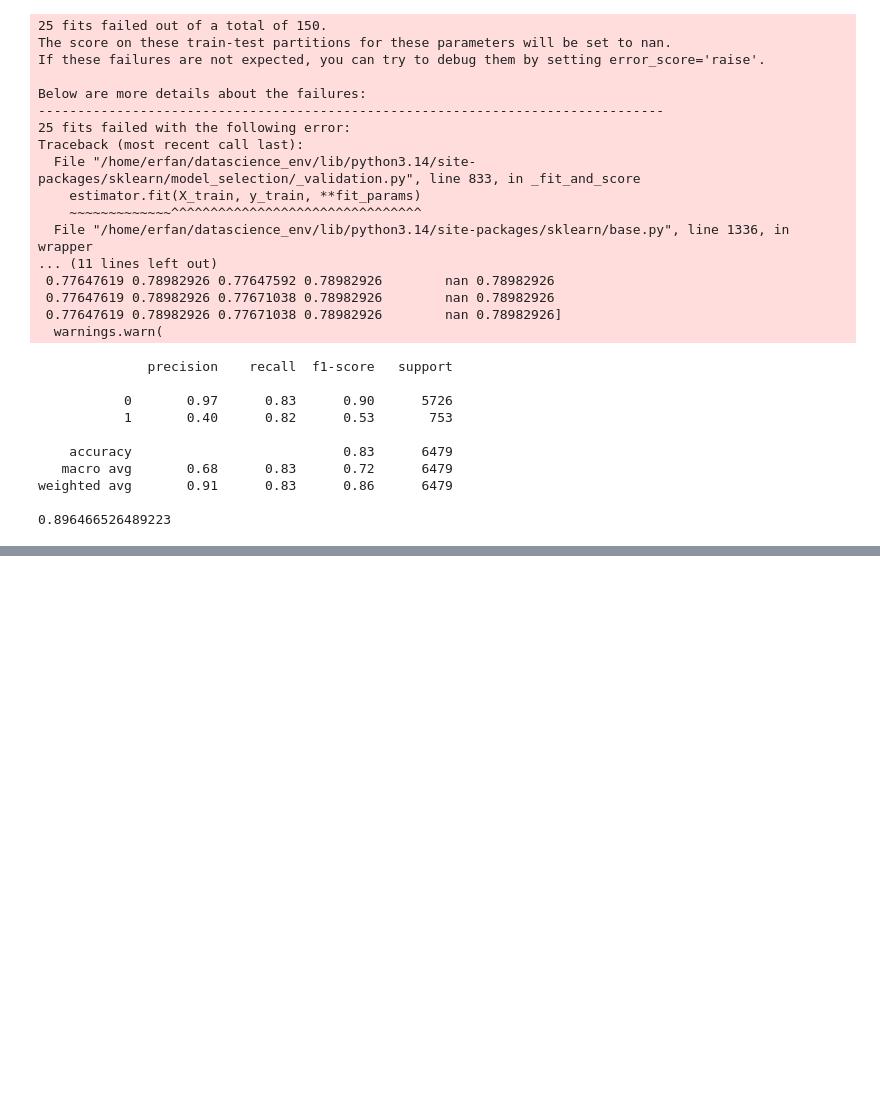
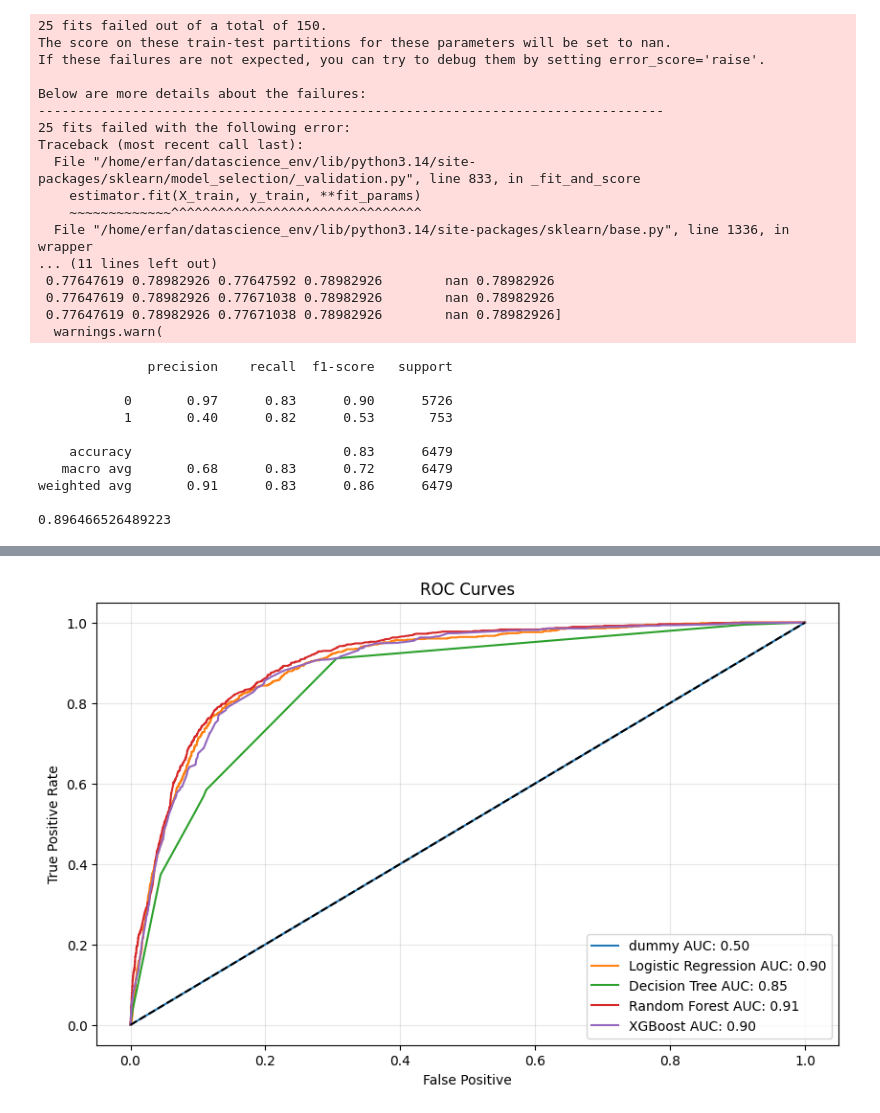
Before and after one commit to MohammadErfanRashidi/Bank-Marketing-Classification, a Jupyter notebook: notebooks/modeling.ipynb, the cells around one changed output, grey strips where cells are left out. Saved outputs shown, nothing was run; the diff lists cells and outputs as text; code cells hidden in the pictures; blank space fills up the shorter version.

```diff
--- a/notebooks/modeling.ipynb
+++ b/notebooks/modeling.ipynb
@@ -102,10 +103,10 @@ weighted avg       0.91      0.83      0.86      6479
 # %%
 dt_params = {
     'max_depth': [3, 5, 7, 10, None],
-    'min_samples_split': [2, 5, 10, 15],
-    'min_samples_leaf': [1, 2, 4, 8],
+    'min_samples_split': [5, 10, 50, 100],
+    'min_samples_leaf': [5, 10, 20, 50],
     'max_features': [None, 'sqrt', 'log2'],
-    'class_weight': ['balanced', None],
+    'class_weight': ['balanced'],
     'ccp_alpha': [0.0, 0.001, 0.01, 0.05]
 }
 
@@ -132,11 +133,8 @@ weighted avg       0.90      0.72      0.77      6479
 # %%
 rf_params = {
-    'n_estimators': [50, 100, 200],
-    'max_depth': [None, 10, 20],
-    'min_samples_split': [2, 5, 10],
-    'min_samples_leaf': [1, 2, 4],
-    'max_features': ['sqrt', 'log2', None],
-    'class_weight': ['balanced', 'balanced_subsample', None]
+    'n_estimators': [100, 200],
+    'max_depth': [5, 10, None],
+    'class_weight': ['balanced', 'balanced_subsample']
 }
 
 rf = RandomForestClassifier(random_state = 42, n_jobs = -1)
@@ -155,14 +164,10 @@ neg, pos = np.bincount(y_train)
 scale_weight = neg / pos
 
 xgb_params = {
-    'n_estimators': [100, 200, 300],
-    'learning_rate': [0.01, 0.05, 0.1, 0.3],
-    'max_depth': [3, 5, 7, 10],
-    'subsample': [0.6, 0.8, 1.0],
-    'colsample_bytree': [0.6, 0.8, 1.0],
-    'gamma': [0, 0.1, 0.2],
-    'scale_pos_weight': [1, neg / pos], # Calculate your ratio
-    'eval_metric': ['logloss']
+    'n_estimators': [100, 200],
+    'max_depth': [3, 5, 7],
+    'learning_rate': [0.01, 0.1],
+    'scale_pos_weight': [scale_weight]
 }
 
 xgb = XGBClassifier(random_state = 42, use_label_encoder = False)
@@ -177,25 +213,27 @@ print(roc_auc_score(y_test, y_prob_xgb))
 # %%
 plt.figure(figsize = (10, 6))
 
 models = {
     'dummy': dummy.predict_proba(X_test)[:, 1],
     'Logistic Regression': y_prob_lr,
     'Decision Tree': y_prob_dt,
-    'Random Forest': y_pred_rf,
-    'XGBoost': y_pred_xgb
-}
+    'Random Forest': y_prob_rf,
+    'XGBoost': y_prob_xgb
+    }
 
 for name, probs in models.items():
-    fpr, tpr, _ = roc_auc_score(y_test, probs)
-    plt.plot(fpr, tpr, labels = f'{name} AUC: {roc_auc_score(y_test, probs):.2f}')
+    fpr, tpr, _ = roc_curve(y_test, probs)
+    plt.plot(fpr, tpr, label = f'{name} AUC: {roc_auc_score(y_test, probs):.2f}')
 
 plt.plot([0, 1], [0, 1], 'k--')
 plt.xlabel('False Positive')
 plt.ylabel('True Positive Rate')
 plt.title('ROC Curves')
 plt.legend()
 plt.grid(alpha = 0.3)
 plt.show()
+# %% [output]
+[figure, added]
 # %%
 models_cm = {
     'Dummy': dummy,
```
Also changed, not shown: parts of 5 cells of this notebook, 5 other files.
